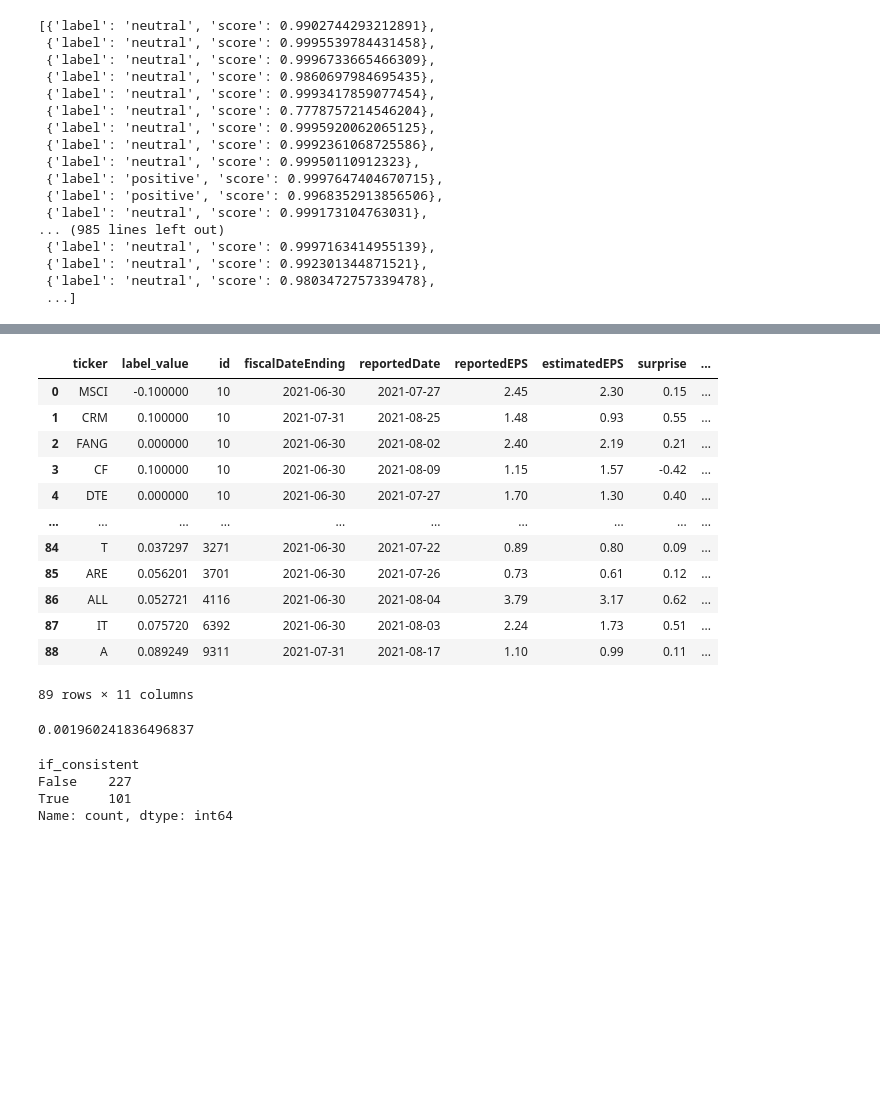
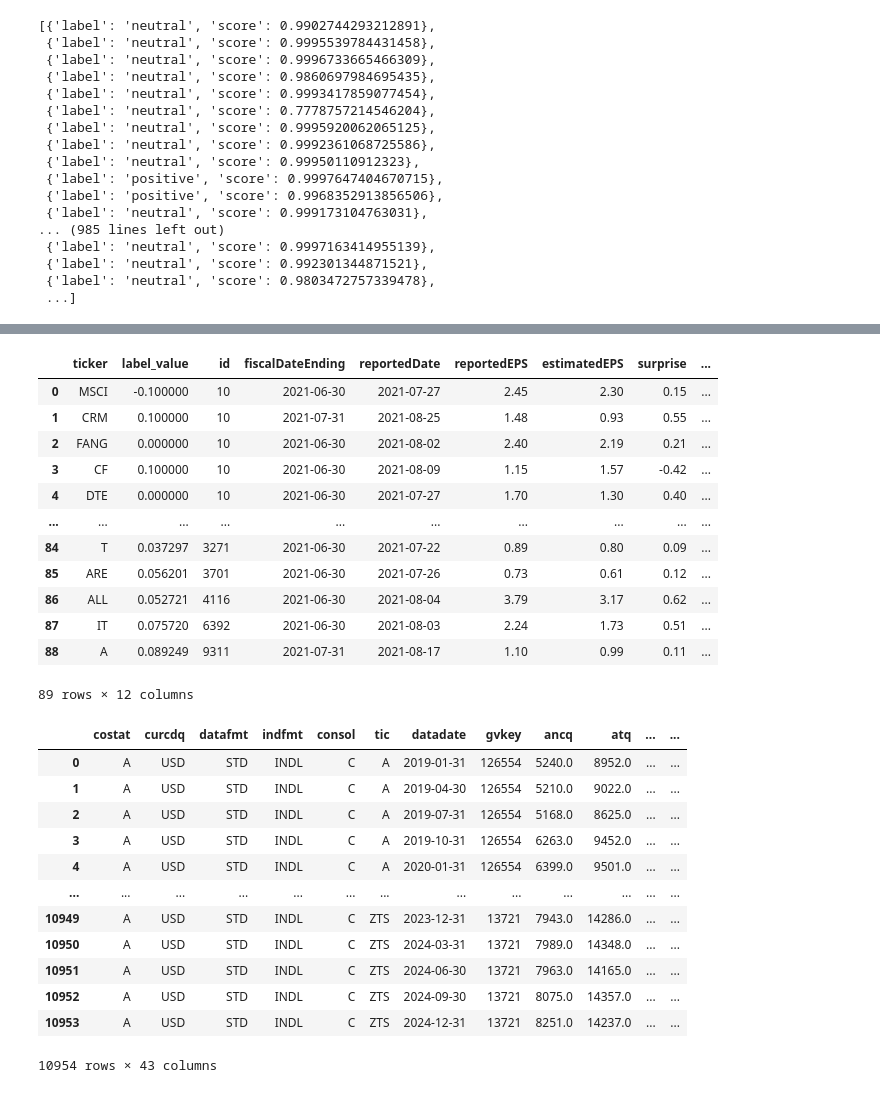
Before and after one commit to YuxinYY/Pre-earnings-Social-Media-Sentiment-Accuracy, a Jupyter notebook: training/training.ipynb, the cells around one changed output, grey strips where cells are left out. Drawn from its saved outputs; the diff is of its cells as text; code cells hidden in the pictures; blank space fills up the shorter version.

Commit message:
Update the training data.

```diff
--- a/training/training.ipynb
+++ b/training/training.ipynb
@@ -117,10 +152,10 @@ stks
 
 df = pd.merge(res[res['id']>=10], stks, on = 'ticker')
 
-# df['if_consistent'] = np.where((df['surprise']>0) & (df['label_value']>0), True,
-#                                np.where((df['surprise']<0) & (df['label_value']<0),True,
-#                                         np.where((df['surprise']==0) & (df['label_value']==0),True,
-#                                                  False)))
+df['if_consistent'] = np.where((df['surprise']>0) & (df['label_value']>0), True,
+                               np.where((df['surprise']<0) & (df['label_value']<0),True,
+                                        np.where((df['surprise']==0) & (df['label_value']==0),True,
+                                                 False)))
 
 # len(df[df['id']>10])
 df
@@ -137,15 +172,38 @@ df
 | 86 | ALL | 0.052721 | 4116 | 2021-06-30 | 2021-08-04 | 3.79 | 3.17 | 0.62 | ... |
 | 87 | IT | 0.075720 | 6392 | 2021-06-30 | 2021-08-03 | 2.24 | 1.73 | 0.51 | ... |
 | 88 | A | 0.089249 | 9311 | 2021-07-31 | 2021-08-17 | 1.10 | 0.99 | 0.11 | ... |
-89 rows × 11 columns
+89 rows × 12 columns
-# %%
-df['surprisePercentage'].corr(df['label_value'])
-# %% [output]
-0.001960241836496837
-# %%
-df['if_consistent'].value_counts()
-# %% [output]
-if_consistent
-False    227
-True     101
-Name: count, dtype: int64
+# %%
+'''
+Temporary feature combining
+'''
+#loading auxilary features
+df1 = pd.read_csv(r"G:\Interview Projects\reddit\data collection\2019-2024 s&p matched non-ratios (WRDS).csv")
+df2 = pd.read_csv(r"G:\Interview Projects\reddit\data collection\2019-2024 s&p matched ratios (WRDS).csv")
+fts = pd.merge(df1, df2, left_on = ['tic','datadate'], right_on = ['TICKER', 'public_date'], how = 'left')
+
+#creating a quarter index for auxilary feature matrix
+fts['year'] = pd.to_datetime(fts['datadate']).dt.year
+fts = fts.groupby(by = ["tic","year"]).apply(
+    lambda x: x.sort_values("datadate").assign(quarter = range(1,len(x)+1))
+).reset_index(drop=True)
+#creating a quarter index for sentiment analysis feature matrix
+
+# sample_train = pd.merge(df, )
+
+
+fts
+# %% [output]
+|  | costat | curcdq | datafmt | indfmt | consol | tic | datadate | gvkey | ancq | atq | ... | ... |
+| 0 | A | USD | STD | INDL | C | A | 2019-01-31 | 126554 | 5240.0 | 8952.0 | ... | ... |
+| 1 | A | USD | STD | INDL | C | A | 2019-04-30 | 126554 | 5210.0 | 9022.0 | ... | ... |
+| 2 | A | USD | STD | INDL | C | A | 2019-07-31 | 126554 | 5168.0 | 8625.0 | ... | ... |
+| 3 | A | USD | STD | INDL | C | A | 2019-10-31 | 126554 | 6263.0 | 9452.0 | ... | ... |
+| 4 | A | USD | STD | INDL | C | A | 2020-01-31 | 126554 | 6399.0 | 9501.0 | ... | ... |
+| ... | ... | ... | ... | ... | ... | ... | ... | ... | ... | ... | ... | ... |
+| 10949 | A | USD | STD | INDL | C | ZTS | 2023-12-31 | 13721 | 7943.0 | 14286.0 | ... | ... |
+| 10950 | A | USD | STD | INDL | C | ZTS | 2024-03-31 | 13721 | 7989.0 | 14348.0 | ... | ... |
+| 10951 | A | USD | STD | INDL | C | ZTS | 2024-06-30 | 13721 | 7963.0 | 14165.0 | ... | ... |
+| 10952 | A | USD | STD | INDL | C | ZTS | 2024-09-30 | 13721 | 8075.0 | 14357.0 | ... | ... |
+| 10953 | A | USD | STD | INDL | C | ZTS | 2024-12-31 | 13721 | 8251.0 | 14237.0 | ... | ... |
+10954 rows × 43 columns
```
Also changed, not shown: parts of 6 cells of this notebook.
